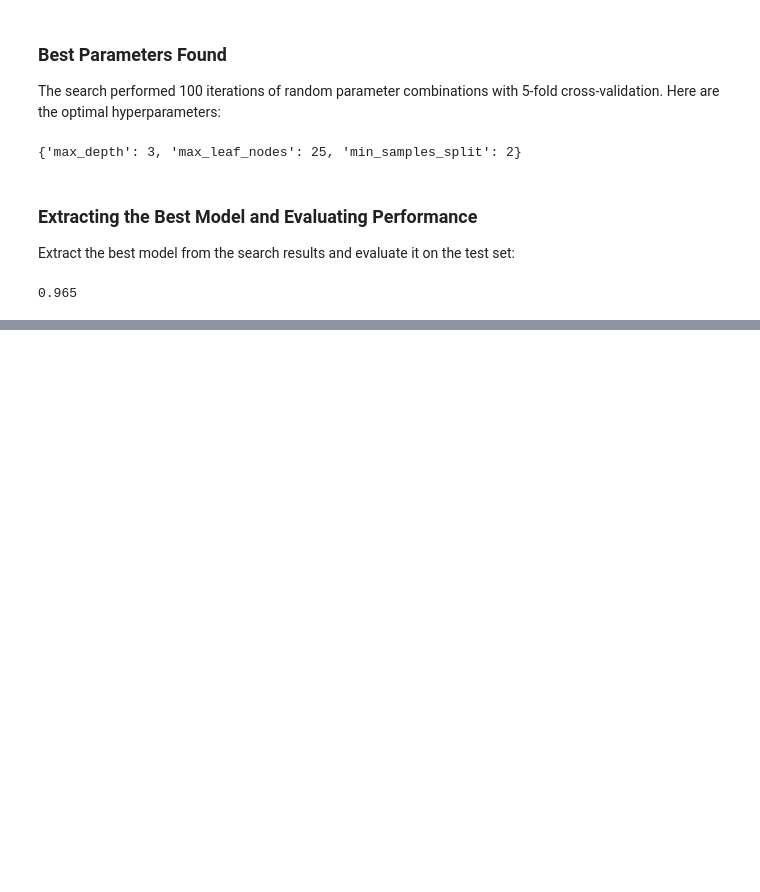
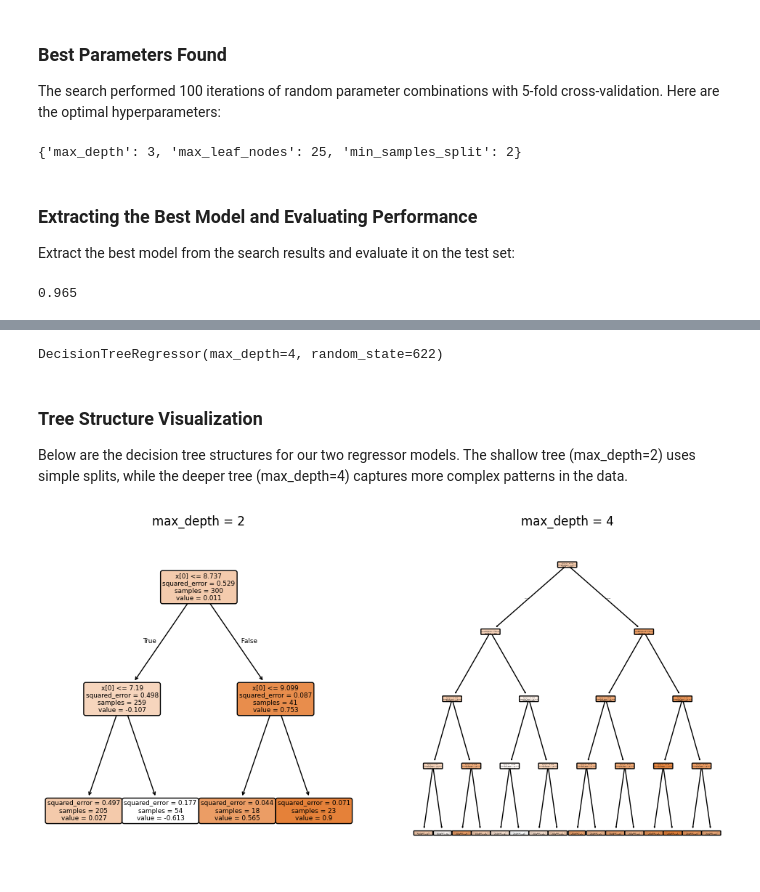
Before and after one commit to skcprr/machine-learning, a Jupyter notebook: decision-trees/decision_trees.ipynb, the cells around one changed output, grey strips where cells are left out. Drawn from its saved outputs; the diff is of its cells as text; code cells hidden in the pictures; blank space fills up the shorter version.

```diff
--- a/decision-trees/dt_classification.ipynb
+++ b/decision-trees/decision_trees.ipynb
@@ -177,0 +202,19 @@ plt.show()
+# %%
+import numpy as np
+
+m = 300
+np.random.seed(622)
+
+X = np.random.uniform(low = 0, high= 10, size= m)
+
+y =  np.cos(2* X) + np.random.uniform(low= -0.5, high= 0.5, size= m)
+
+m = 300
+np.random.seed(622)
+
+X = np.random.uniform(low = 0, high= 10, size= m)
+
+y =  np.cos(2* X) + np.random.uniform(low= -0.5, high= 0.5, size= m)
+
+y= y.reshape(-1, 1)
+X= X.reshape(-1, 1)
@@ -177,0 +225,32 @@ plt.show()
+# %%
+from sklearn.tree import DecisionTreeRegressor
+
+tree_reg1 = DecisionTreeRegressor(max_depth=2, random_state=622)
+
+tree_reg2 = DecisionTreeRegressor(max_depth=4, random_state=622)
+
+tree_reg1.fit(X, y)
+
+tree_reg2.fit(X, y)
+# %% [output]
+DecisionTreeRegressor(max_depth=4, random_state=622)
+# %% [markdown]
+### Tree Structure Visualization
+
+Below are the decision tree structures for our two regressor models. The shallow tree (max_depth=2) uses simple splits, while the deeper tree (max_depth=4) captures more complex patterns in the data.
+# %%
+fig, axes = plt.subplots(1, 2, figsize=(12, 6))
+
+plot_tree(tree_reg1,
+          rounded=True,
+          ax= axes[0],
+          filled=True)
+axes[0].set_title('max_depth = 2')
+plot_tree(tree_reg2,
+          rounded=True,
+          ax= axes[1],
+          filled=True)
+axes[1].set_title('max_depth = 4')
+plt.show()
+# %% [output]
+[figure, added]
```
Also changed, not shown: parts of 9 cells of this notebook, 1 other file.
